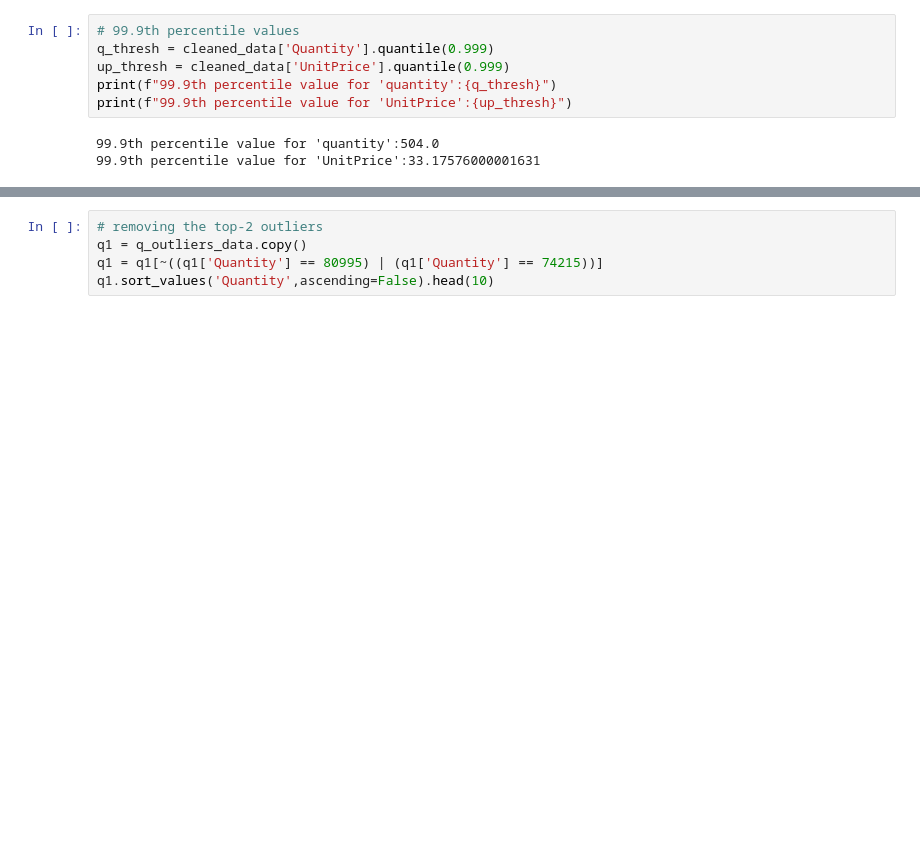
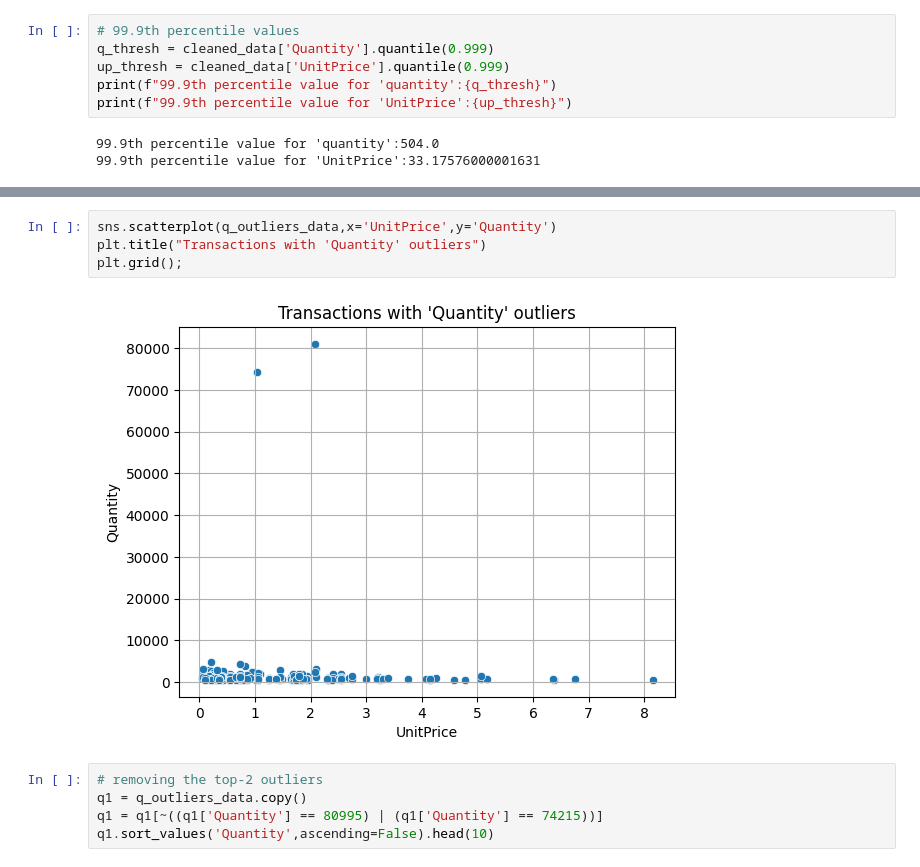
Before and after one commit to tatv047/online-retail-data-analysis, a Jupyter notebook: notebooks/eda.ipynb, the cells around one changed output, grey strips where cells are left out. Cells and saved outputs as stored; diff of their text form; blank space fills up the shorter version.

```diff
--- a/notebooks/eda.ipynb
+++ b/notebooks/eda.ipynb
@@ -426,6 +434,12 @@ q_outliers_data.sort_values('Quantity',ascending=False).head(10)
 | 160546 | 550461 | 21108 | FAIRY CAKE FLANNEL ASSORTED COLOUR | 3114 | 2011-04-18 13:20:00 | 2.10 | 15749.0 | United Kingdom |
 | 433788 | 573995 | 16014 | SMALL CHINESE STYLE SCISSOR | 3000 | 2011-11-02 11:24:00 | 0.32 | 16308.0 | United Kingdom |
 | 4945 | 536830 | 84077 | WORLD WAR 2 GLIDERS ASSTD DESIGNS | 2880 | 2010-12-02 17:38:00 | 0.18 | 16754.0 | United Kingdom |
+# %%
+sns.scatterplot(q_outliers_data,x='UnitPrice',y='Quantity')
+plt.title("Transactions with 'Quantity' outliers")
+plt.grid();
+# %% [output]
+[figure, added]
 # %%
 # removing the top-2 outliers
 q1 = q_outliers_data.copy()
```
Also changed, not shown: parts of 10 cells of this notebook, 14 other files.
